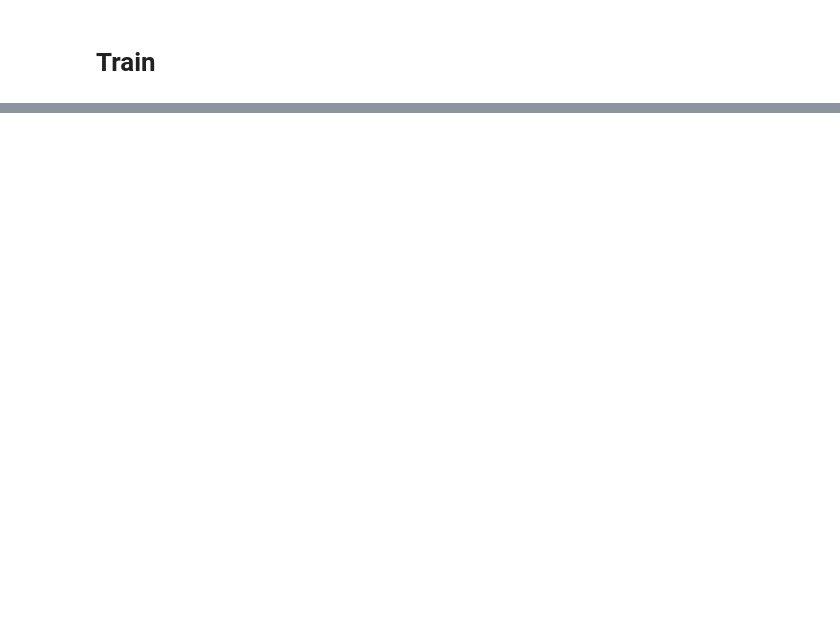
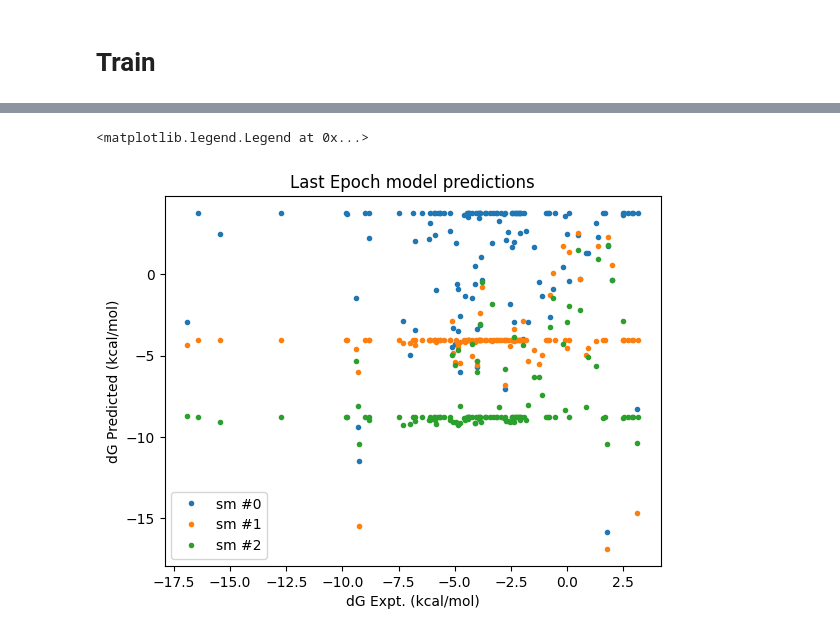
Before and after one commit to zetadin/TransferLearningFromPLS, a Jupyter notebook: ML_perceptron.ipynb, the cells around one changed output, grey strips where cells are left out. Drawn from its saved outputs; the diff is of its cells as text; code cells hidden in the pictures; blank space fills up the shorter version.

```diff
--- a/ML_perceptron.ipynb
+++ b/ML_perceptron.ipynb
@@ -991,11 +1064,20 @@ Training done. Saving models.
 # %%
 # for m in [sm]:
-#     t_P,t_Y,P,Y=m.get_predictions_from_batches(val_generator, with_np=True)
-# #     print(torch.flatten(t_Y).detach())
-# #     print(torch.flatten(t_P).detach())
-# #     print(torch.flatten(t_Y-t_P).detach())
-# #     print(torch.flatten(torch.square(t_Y-t_P)).detach())
-# #     print(torch.flatten(t_P).detach())
+for i,m in enumerate(summary_models):
+    t_P,t_Y,P,Y=m.get_predictions_from_batches(val_generator, with_np=True)
+#     print(torch.flatten(t_Y).detach())
+#     print(torch.flatten(t_P).detach())
+#     print(torch.flatten(t_Y-t_P).detach())
+#     print(torch.flatten(torch.square(t_Y-t_P)).detach())
+#     print(torch.flatten(t_P).detach())
 #     print(torch.flatten(nn.MSELoss(reduction='none')(t_P,t_Y)).detach())
-# #     raise()
-# #     print(m.loss_mse(t_Y, t_P).detach().tolist())
+#     raise()
+#     print(m.loss_mse(t_Y, t_P).detach().tolist())
+
+    plt.plot(Y,P, color=f"C{i}", marker=".", linestyle="None", label=f"sm #{i}")
+
+plt.gca().set(xlabel='dG Expt. (kcal/mol)', ylabel='dG Predicted (kcal/mol)', title="Last Epoch model predictions")
+plt.legend()
+# %% [output]
+<matplotlib.legend.Legend at 0x...>
+[figure, added]
```
Also changed, not shown: parts of 14 cells of this notebook.
